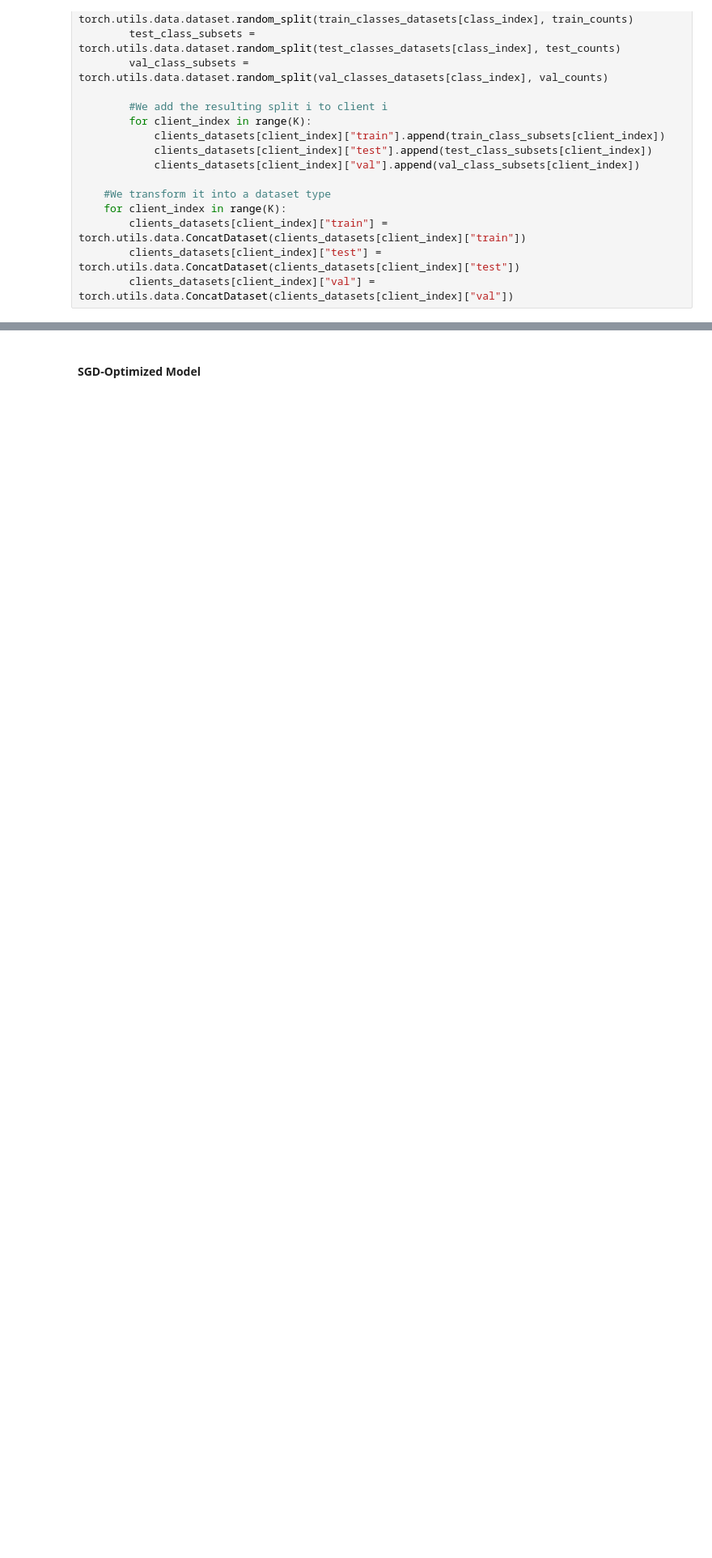
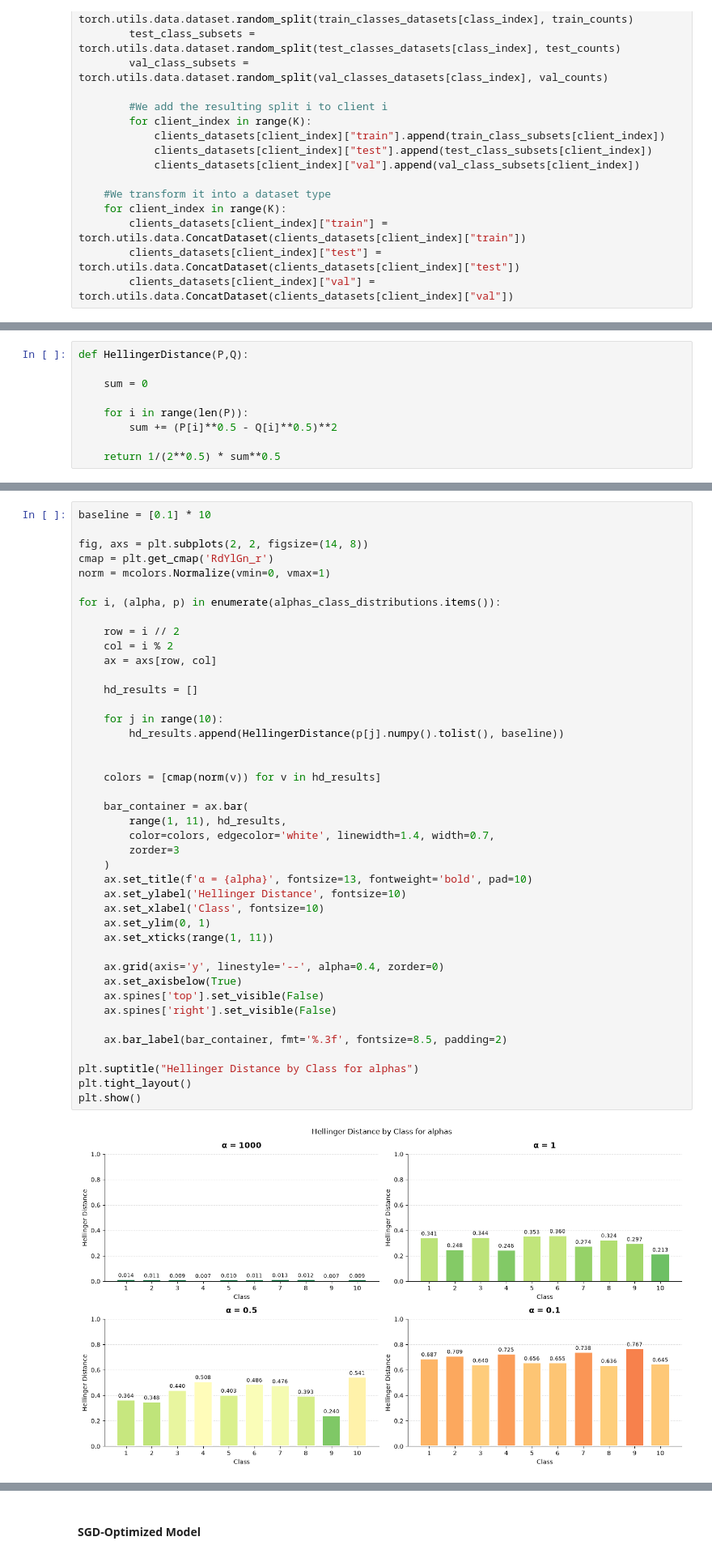
Before and after one commit to lautaorsi/Federated-Learning, a Jupyter notebook: project.ipynb, the cells around one changed output, grey strips where cells are left out. Shown at 81% size. Cells and saved outputs as stored; diff of their text form; blank space fills up the shorter version.

Commit message:
Finished Hellinger Distance Analysis

```diff
--- a/project.ipynb
+++ b/project.ipynb
@@ -491,0 +506,9 @@ for alpha in alphas_class_distributions.keys():
+# %%
+def HellingerDistance(P,Q):
+
+    sum = 0
+
+    for i in range(len(P)):
+        sum += (P[i]**0.5 - Q[i]**0.5)**2
+
+    return 1/(2**0.5) * sum**0.5
@@ -491,0 +519,44 @@ for alpha in alphas_class_distributions.keys():
+# %%
+baseline = [0.1] * 10
+
+fig, axs = plt.subplots(2, 2, figsize=(14, 8))
+cmap = plt.get_cmap('RdYlGn_r')
+norm = mcolors.Normalize(vmin=0, vmax=1)
+
+for i, (alpha, p) in enumerate(alphas_class_distributions.items()):
+
+    row = i // 2
+    col = i % 2
+    ax = axs[row, col]
+
+    hd_results = []
+
+    for j in range(10):
+        hd_results.append(HellingerDistance(p[j].numpy().tolist(), baseline))
+
+
+    colors = [cmap(norm(v)) for v in hd_results]
+
+    bar_container = ax.bar(
+        range(1, 11), hd_results,
+        color=colors, edgecolor='white', linewidth=1.4, width=0.7,
+        zorder=3
+    )
+    ax.set_title(f'α = {alpha}', fontsize=13, fontweight='bold', pad=10)
+    ax.set_ylabel('Hellinger Distance', fontsize=10)
+    ax.set_xlabel('Class', fontsize=10)
+    ax.set_ylim(0, 1)
+    ax.set_xticks(range(1, 11))
+
+    ax.grid(axis='y', linestyle='--', alpha=0.4, zorder=0)
+    ax.set_axisbelow(True)
+    ax.spines['top'].set_visible(False)
+    ax.spines['right'].set_visible(False)
+
+    ax.bar_label(bar_container, fmt='%.3f', fontsize=8.5, padding=2)
+
+plt.suptitle("Hellinger Distance by Class for alphas")
+plt.tight_layout()
+plt.show()
+# %% [output]
+[figure, added]
```
Also changed, not shown: parts of 5 cells of this notebook.
